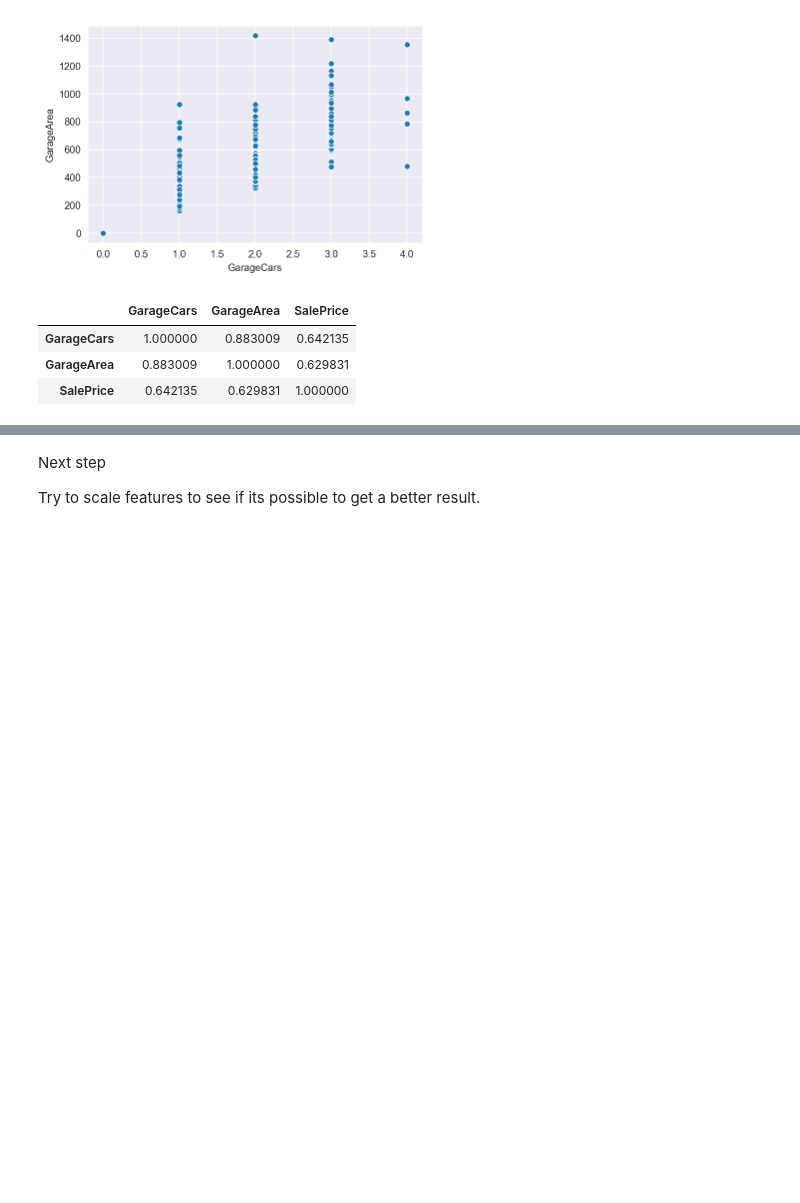
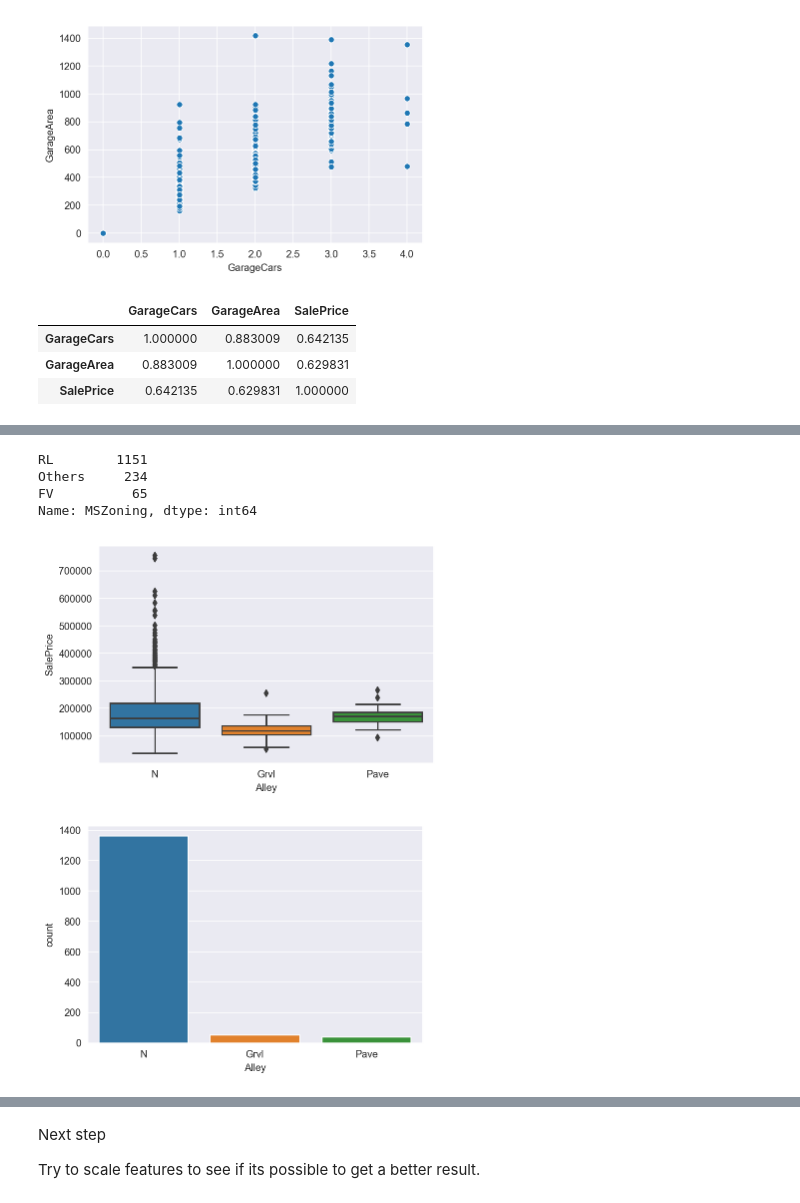
Before and after one commit to Zheheng/Project-Submission, a Jupyter notebook: project-3/project-03-starter-latest.ipynb, the cells around one changed output, grey strips where cells are left out. Drawn from its saved outputs; the diff is of its cells as text; code cells hidden in the pictures; blank space fills up the shorter version.

```diff
--- a/project-3/project-03-starter-latest.ipynb
+++ b/project-3/project-03-starter-latest.ipynb
@@ -297,0 +338,16 @@ house_fixed= house_fixed.drop(columns = 'GarageArea')
+# %%
+house_fixed['MSZoning'].value_counts()
+# %% [output]
+RL        1151
+Others     234
+FV          65
+Name: MSZoning, dtype: int64
+# %%
+#Mean of the different category is different. Decided to leave it as it is.
+sns.boxplot(x = 'Alley' , y =  'SalePrice' , data=house_fixed)
+plt.show()
+sns.countplot(x = 'Alley', data=house_fixed)
+plt.show()
+# %% [output]
+[figure, added]
+[figure, added]
```
Also changed, not shown: parts of 94 cells of this notebook, 2 other files.
